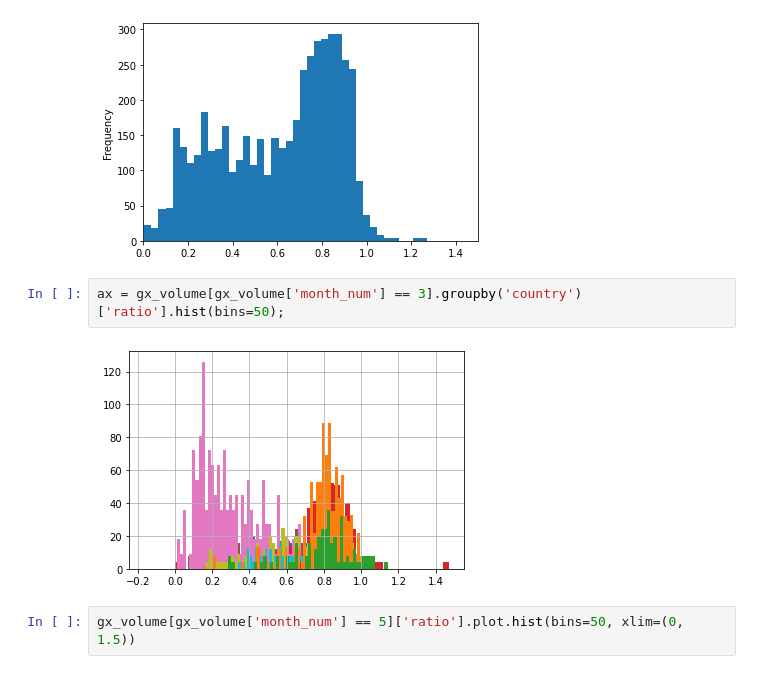
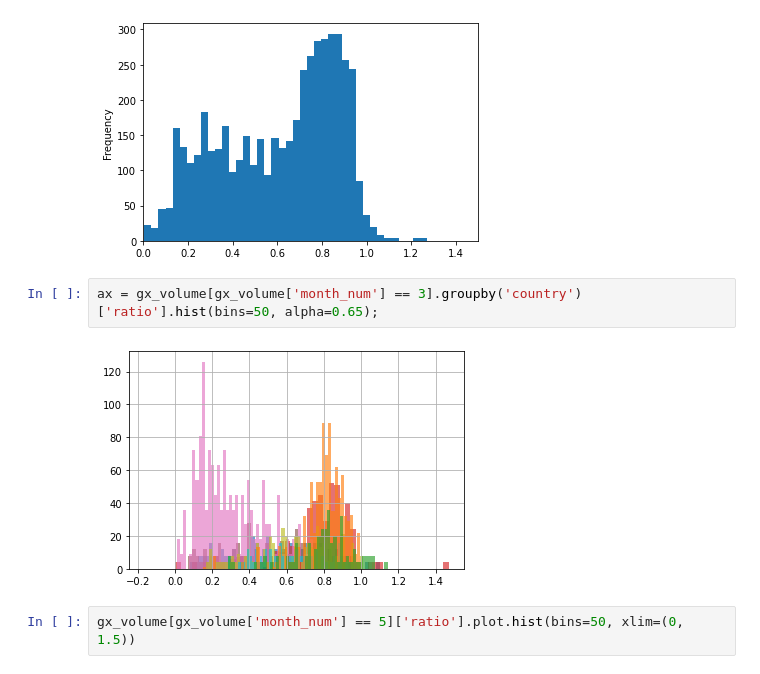
Before and after one commit to pat-alt/novartisDatathon, a Jupyter notebook: src/data_management/Eduard_Notebook.ipynb, the cells around one changed output. Saved outputs shown, nothing was run; the diff lists cells and outputs as text.

```diff
--- a/src/data_management/Eduard_Notebook.ipynb
+++ b/src/data_management/Eduard_Notebook.ipynb
@@ -23,9 +23,9 @@ gx_volume[gx_volume['month_num'] == 2]['ratio'].plot.hist(bins=50, xlim=(0, 1.5)
 <AxesSubplot:ylabel='Frequency'>
 [figure]
 # %%
-ax = gx_volume[gx_volume['month_num'] == 3].groupby('country')['ratio'].hist(bins=50);
+ax = gx_volume[gx_volume['month_num'] == 3].groupby('country')['ratio'].hist(bins=50, alpha=0.65);
 # %% [output]
-[figure, old version]
+[figure, new version]
 # %%
 gx_volume[gx_volume['month_num'] == 5]['ratio'].plot.hist(bins=50, xlim=(0, 1.5))
 # %% [output]
```
Also changed, not shown: parts of 7 cells of this notebook, 7 other files.
